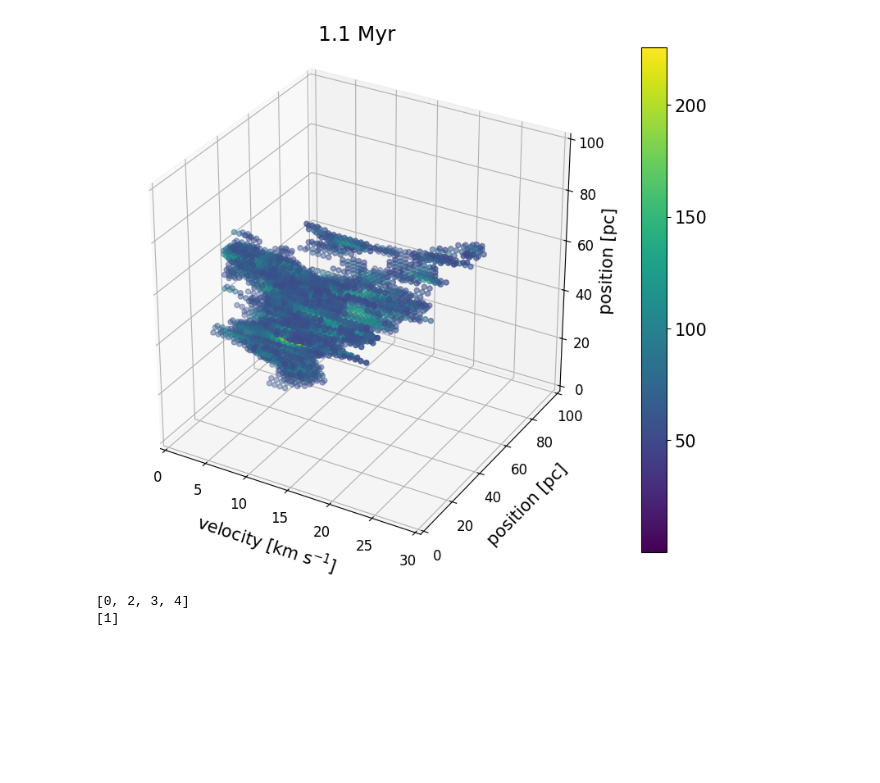
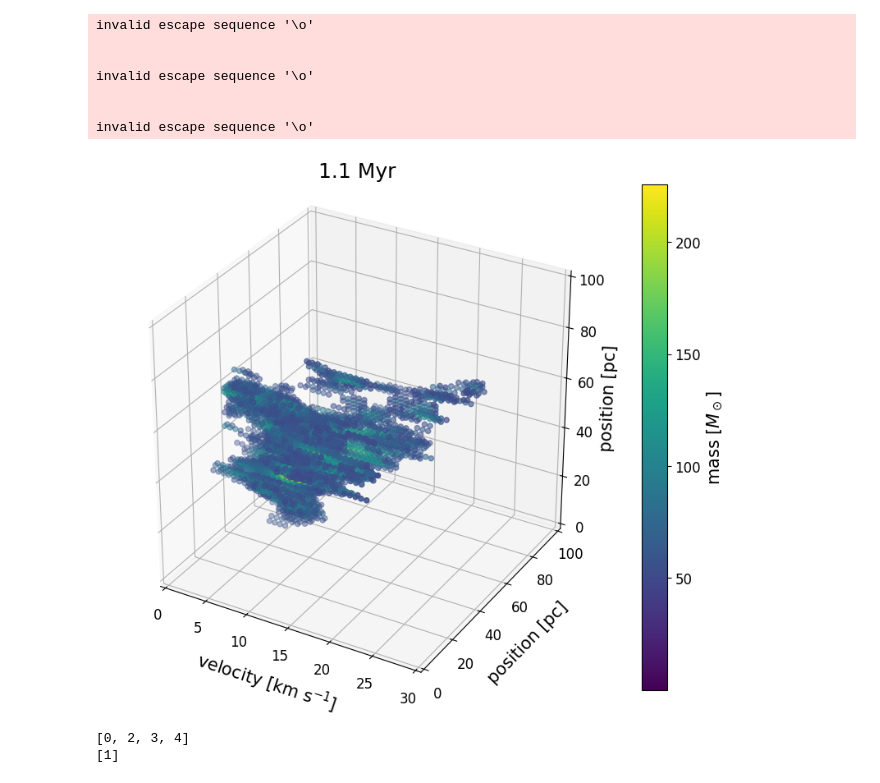
Before and after one commit to kotora260/StarGen, a Jupyter notebook: dendro3D_1000.ipynb, the cells around one changed output. Saved outputs shown, nothing was run; the diff lists cells and outputs as text; code cells hidden in the pictures; blank space fills up the shorter version.

```diff
--- a/dendro3D_1000.ipynb
+++ b/dendro3D_1000.ipynb
@@ -33,34 +33,43 @@ ax.set_box_aspect((1,1,1))
 
 x_coords = np.repeat(np.arange(shape[0]), shape[1]*shape[2]) * rv
 y_coords = np.tile(np.repeat(np.arange(shape[1]), shape[2]), shape[0]) * pc
 z_coords = np.tile(np.arange(shape[2]), shape[0]*shape[1]) * pc
 
 threshold = 50
 mask= gas_mass > threshold
 
 x_filtered = x_coords[mask]
 y_filtered = y_coords[mask]
 z_filtered = z_coords[mask]
 gas_mass_filtered = gas_mass[mask]
 
 scatter = ax.scatter(x_filtered, y_filtered, z_filtered, c=gas_mass_filtered, cmap=colormap, norm=norm)
 
 cbar = plt.colorbar(scatter, ax=ax, orientation='vertical')
+cbar.set_label('mass [$M_\odot$]')
+cbar.ax.tick_params(labelsize=12)
 
 ax.set_xlim3d(0, 30)
 ax.set_ylim3d(0, 100)
 ax.set_zlim3d(0, 100)
 
 plt.title("1.1 Myr")
 
 X = ax.set_xlabel('velocity [km s$^{-1}$]', labelpad=10)
 Y = ax.set_ylabel('position [pc]', labelpad=10)
 Z = ax.set_zlabel('position [pc]', labelpad=4)
 plt.tick_params(labelsize=12)
 
 plt.savefig("3Dmap_1000")
 # %% [output]
+invalid escape sequence '\o'
+
+
+invalid escape sequence '\o'
+
+
+invalid escape sequence '\o'
-[figure, old version]
+[figure, new version]
 # %%
 # compute dendrogram
 
```
Also changed, not shown: parts of 1 cell of this notebook, 7 other files.
